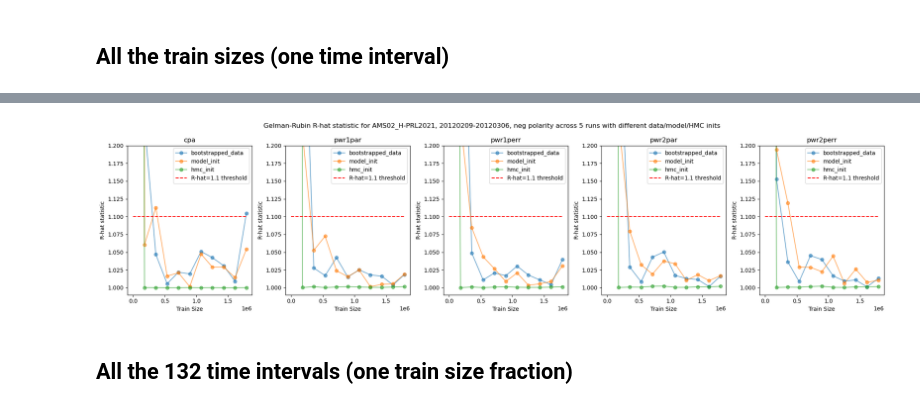
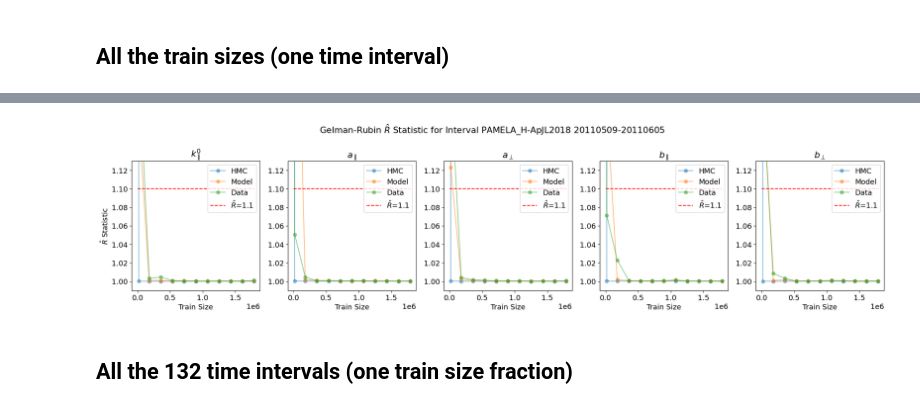
Before and after one commit to hawaii-ai/GalacticCosmicRays, a Jupyter notebook: notebooks/plot/plot_hmc_train_size_individual_runs.ipynb, the cells around one changed output, grey strips where cells are left out. Saved outputs shown, nothing was run; the diff lists cells and outputs as text; code cells hidden in the pictures.

```diff
--- a/notebooks/plot/plot_hmc_train_size_individual_runs.ipynb
+++ b/notebooks/plot/plot_hmc_train_size_individual_runs.ipynb
@@ -7,7 +7,12 @@ from pathlib import Path
 from scipy.special import rel_entr, kl_div
 from scipy.stats import wasserstein_distance
 
+plt.rcParams.update({'font.size': 13})
+
+which_changes = ["bootstrapped_data", "model_init", "hmc_init"]
 PARAMETERS = ['cpa', 'pwr1par', 'pwr2par', 'pwr1perr', 'pwr2perr']
+which_changes_short = ["Data", "Model", "HMC"]
+PARAMETERS_NAME = [r'$k^{0}_{\parallel}$', r'$a_{\parallel}$', r'$a_{\perp}$', r'$b_{\parallel}$', r'$b_{\perp}$']
 PARAMETERS_MIN = np.array([100., 0.4, 0.4, 0.4, 0.4])
 PARAMETERS_MAX = np.array([870., 1.7, 1.7, 2.3, 2.3])
 # %% [markdown]
@@ -481,9 +639,9 @@ which_changes = ["bootstrapped_data", "model_init", "hmc_init"]
 train_fractions = [0.0001, 0.001, 0.01, 0.1, 0.2, 0.3, 0.4, 0.5, 0.6, 0.7, 0.8, 0.9, 1.0]
 
 # Parameters (change me!)
-idx = 10 # 24 corresponds to 20130221-20130319, the interval in the paper
+idx = 107 # 24 corresponds to 20130221-20130319, the interval in the paper
 num_bins = 30
-hmc_version='v34_trial5_full'
+hmc_version='v34_trial5_full_100000'
 
 # Get values
 df = index_mcmc_runs(file_version='2023')
@@ -495,6 +653,10 @@ exp_name = df_int.experiment_name.iloc[0]
 hmc_init_rhats = {}
 model_init_rhats = {}
 bootstrapped_data_rhats = {}
+
+existing_train_fractions_data = []
+existing_train_fractions_model = []
+existing_train_fractions_hmc = []
 
 for param in PARAMETERS:
     hmc_init_rhats[param] = []
@@ -566,4 +728,11 @@ for which_change in which_changes:
                 model_init_rhats[param].append(rhat_value)
             elif which_change == "hmc_init":
                 hmc_init_rhats[param].append(rhat_value)
+
+        if which_change == "bootstrapped_data":
+            existing_train_fractions_data.append(train_size_fraction)
+        elif which_change == "model_init":
+            existing_train_fractions_model.append(train_size_fraction)
+        elif which_change == "hmc_init":
+            existing_train_fractions_hmc.append(train_size_fraction)
 # %% [output]
@@ -587,28 +756,37 @@ Which change hmc_init, train size fraction 1.0, param pwr2perr, R-hat: 1.0017
 # %%
-# Let's make a 1 x 5 grid of subplots, where each plot is the distance metric for each parameter over all the train sizes
+# Let's make a 1 x 5 grid of subplots, where each plot is the distance for each parameter over all the train sizes
+# Make plots folder if it doesn't exist
+plots_dir = Path(f'../../../results/{hmc_version}/plots/change_idx/')
+plots_dir.mkdir(parents=True, exist_ok=True)
+
 plt.figure(figsize=(20, 5))
-plt.suptitle(f"Gelman-Rubin R-hat statistic for {exp_name}, {interval}, {polarity} polarity across 5 runs with different data/model/HMC inits")
-data_train_fractions = np.array(train_fractions) * 1_788_892 # Scale to the number of data points in the full dataset
+plt.suptitle(r"Gelman-Rubin $\hat{R}$ Statistic for Interval " + f"{exp_name} {interval}")
+data_train_fractions = np.array(existing_train_fractions_data) * 1_788_892 # Scale to the number of data points in the full dataset
+model_train_fractions = np.array(existing_train_fractions_model) * 1_788_892
+hmc_train_fractions = np.array(existing_train_fractions_hmc) * 1_788_892
 
 # Plot the KL divergences
 for i, param in enumerate(PARAMETERS):
     plt.subplot(1, 5, i+1)
-    plt.plot(data_train_fractions, bootstrapped_data_rhats[param], marker='o', alpha=0.6, label='bootstrapped_data')
-    plt.plot(data_train_fractions, model_init_rhats[param], marker='o', alpha=0.6, label='model_init')
-    plt.plot(data_train_fractions, hmc_init_rhats[param], marker='o', alpha=0.6, label='hmc_init')
-    plt.hlines(y=1.1, xmin=data_train_fractions.min(), xmax=data_train_fractions.max(), color='r', linestyle='--', label='R-hat=1.1 threshold')
-    plt.title(param)
+    plt.plot(hmc_train_fractions, hmc_init_rhats[param], marker='o', alpha=0.5, label='HMC')
+    plt.plot(model_train_fractions, model_init_rhats[param], marker='o', alpha=0.5, label='Model')
+    plt.plot(data_train_fractions, bootstrapped_data_rhats[param], marker='o', alpha=0.5, label='Data')
+    plt.hlines(y=1.1, xmin=0.0001 * 1_788_892, xmax=1.0 * 1_788_892, color='r', linestyle='--', label=r'$\hat{R}$=1.1')
+    plt.title(PARAMETERS_NAME[i])
     plt.xlabel('Train Size')
-    plt.ylabel('R-hat statistic')
-    plt.ylim(0.99, 1.2)
+    plt.ylim(0.99, 1.13)
     # plt.yscale('log')
     plt.legend()
 
+    if i == 0:
+        plt.ylabel(r'$\hat{R}$ Statistic')
+
 plt.tight_layout()
-plt.savefig(f'../../../results/{hmc_version}/plots/{idx}_rhat_statistic.png', dpi=300)
+plt.savefig(plots_dir / f'{idx}_rhat_statistic.png', dpi=300)
+plt.savefig(plots_dir / f'{idx}_rhat_statistic.pdf')
 plt.show()
 # %% [output]
-[figure, old version]
+[figure, new version]
 # %% [markdown]
 ## All the 132 time intervals (one train size fraction)
 # %%
```
Also changed, not shown: parts of 9 cells of this notebook, 12 other files.
